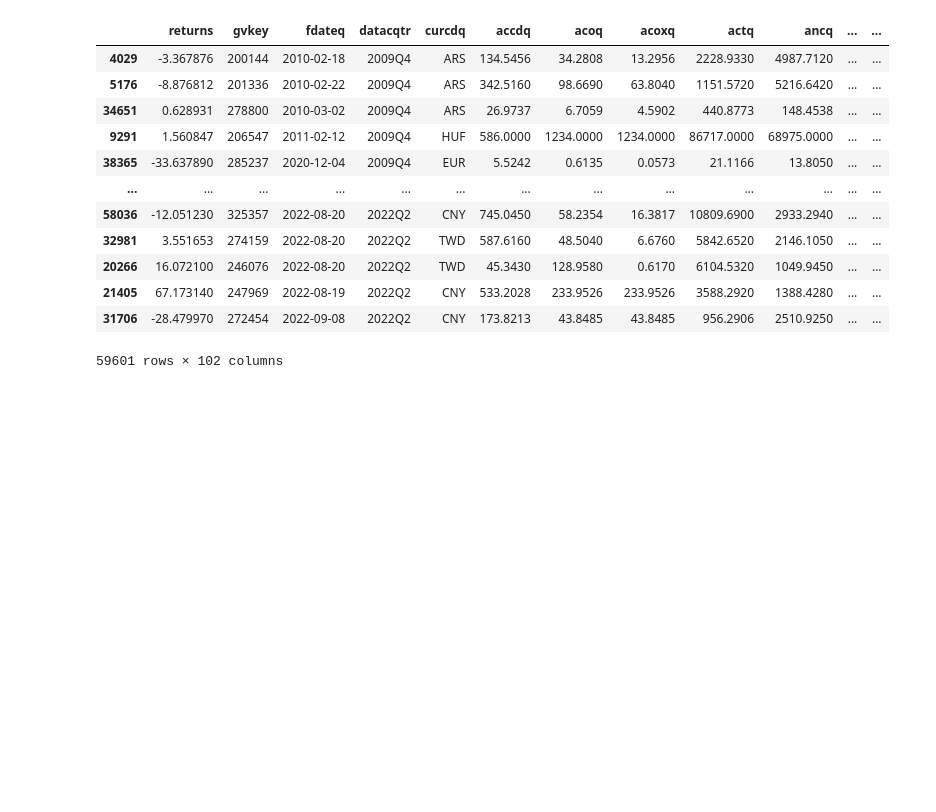
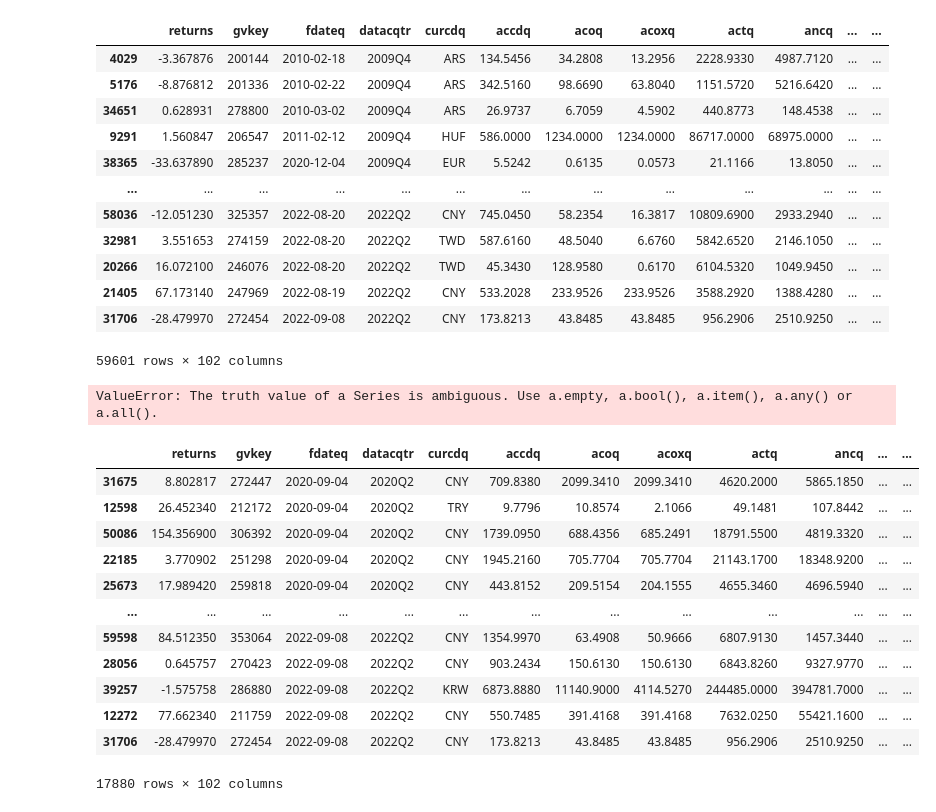
Before and after one commit to rrobberobin/MLStockForecasting, a Jupyter notebook: RobinThesisTensorflow.ipynb, the cells around one changed output. Drawn from its saved outputs; the diff is of its cells as text; code cells hidden in the pictures; blank space fills up the shorter version.

```diff
--- a/RobinThesisTensorflow.ipynb
+++ b/RobinThesisTensorflow.ipynb
@@ -101,3 +104,15 @@ finalData
+# %%
+#Winsorised data
+import scipy
+
+
+XArray = np.asarray(xRatioData).astype('float32')
+numberOfVariables = XArray.shape[1]
+
+xWinData = scipy.stats.mstats.winsorize(XArray, limits = (0.05, 0.95))
+#yWinData = scipy.stats.mstats.winsorize(XArray, limits = (0.05, 0.95))
+# %% [output]
+ValueError: The truth value of a Series is ambiguous. Use a.empty, a.bool(), a.item(), a.any() or a.all().
 # %%
 from sklearn.preprocessing import MinMaxScaler
 scaler = MinMaxScaler(feature_range=(0,1))
@@ -116,6 +136,24 @@ xTrain, xVal, xTest = scaled_X[:trainSize,:], scaled_X[trainSize:validationSize,
 # trainX['gvkey'] = trainX['gvkey'].astype(object)
 
 #trainX.dtypes
+# %%
+#finalData.iloc[:trainSize,:]
+#finalData.iloc[trainSize:validationSize,:]
+finalData.iloc[validationSize:, :]
+# %% [output]
+|  | returns | gvkey | fdateq | datacqtr | curcdq | accdq | acoq | acoxq | actq | ancq | ... | ... |
+| 31675 | 8.802817 | 272447 | 2020-09-04 | 2020Q2 | CNY | 709.8380 | 2099.3410 | 2099.3410 | 4620.2000 | 5865.1850 | ... | ... |
+| 12598 | 26.452340 | 212172 | 2020-09-04 | 2020Q2 | TRY | 9.7796 | 10.8574 | 2.1066 | 49.1481 | 107.8442 | ... | ... |
+| 50086 | 154.356900 | 306392 | 2020-09-04 | 2020Q2 | CNY | 1739.0950 | 688.4356 | 685.2491 | 18791.5500 | 4819.3320 | ... | ... |
+| 22185 | 3.770902 | 251298 | 2020-09-04 | 2020Q2 | CNY | 1945.2160 | 705.7704 | 705.7704 | 21143.1700 | 18348.9200 | ... | ... |
+| 25673 | 17.989420 | 259818 | 2020-09-04 | 2020Q2 | CNY | 443.8152 | 209.5154 | 204.1555 | 4655.3460 | 4696.5940 | ... | ... |
+| ... | ... | ... | ... | ... | ... | ... | ... | ... | ... | ... | ... | ... |
+| 59598 | 84.512350 | 353064 | 2022-09-08 | 2022Q2 | CNY | 1354.9970 | 63.4908 | 50.9666 | 6807.9130 | 1457.3440 | ... | ... |
+| 28056 | 0.645757 | 270423 | 2022-09-08 | 2022Q2 | CNY | 903.2434 | 150.6130 | 150.6130 | 6843.8260 | 9327.9770 | ... | ... |
+| 39257 | -1.575758 | 286880 | 2022-09-08 | 2022Q2 | KRW | 6873.8880 | 11140.9000 | 4114.5270 | 244485.0000 | 394781.7000 | ... | ... |
+| 12272 | 77.662340 | 211759 | 2022-09-08 | 2022Q2 | CNY | 550.7485 | 391.4168 | 391.4168 | 7632.0250 | 55421.1600 | ... | ... |
+| 31706 | -28.479970 | 272454 | 2022-09-08 | 2022Q2 | CNY | 173.8213 | 43.8485 | 43.8485 | 956.2906 | 2510.9250 | ... | ... |
+17880 rows × 102 columns
 # %%
 
 
```
Also changed, not shown: parts of 12 cells of this notebook.
